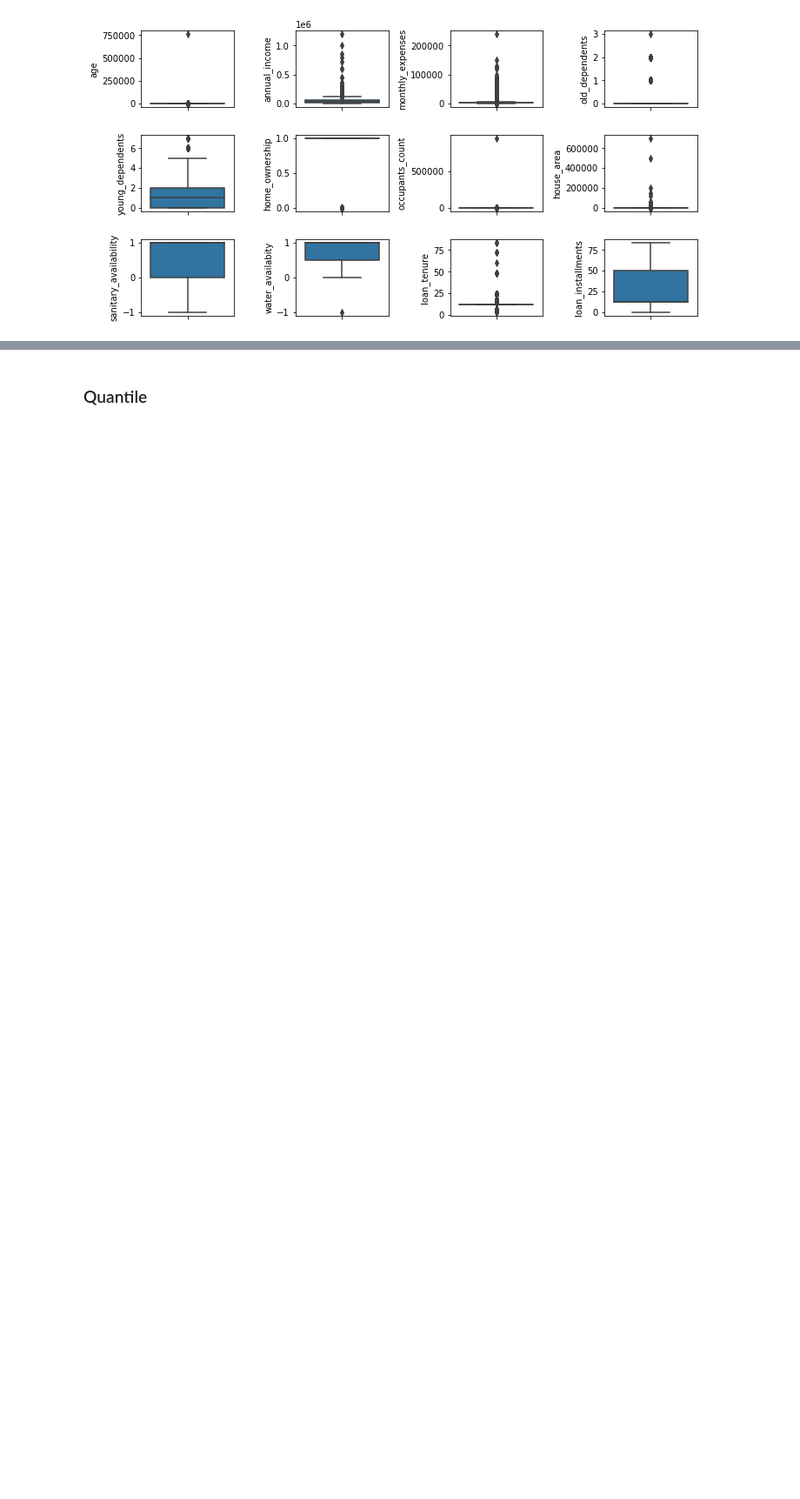
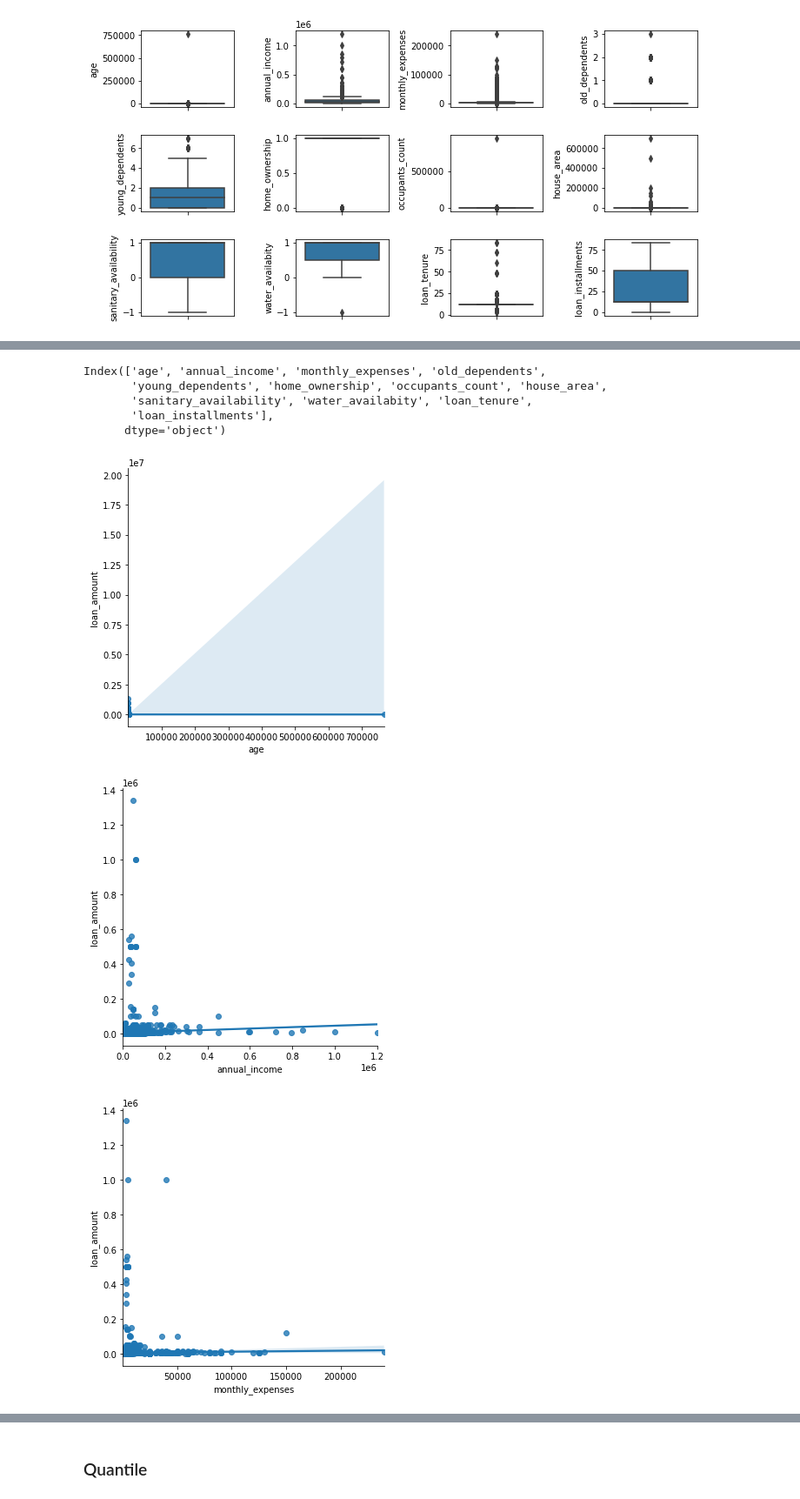
Before and after one commit to ck-unifr/loan_amount_prediction, a Jupyter notebook: loan_amount_prediction.ipynb, the cells around one changed output, grey strips where cells are left out. Shown at 87% size. Cells and saved outputs as stored; diff of their text form; code cells hidden in the pictures; blank space fills up the shorter version.

```diff
--- a/loan_amount_prediction.ipynb
+++ b/loan_amount_prediction.ipynb
@@ -230,0 +295,15 @@ plt.show()
+# %%
+num_columns
+# %% [output]
+Index(['age', 'annual_income', 'monthly_expenses', 'old_dependents',
+       'young_dependents', 'home_ownership', 'occupants_count', 'house_area',
+       'sanitary_availability', 'water_availabity', 'loan_tenure',
+       'loan_installments'],
+      dtype='object')
+# %%
+for col in num_columns:
+    sns.lmplot(x=col, y="loan_amount", data=df)
+# %% [output]
+[figure, added]
+[figure, added]
+[figure, added]
```
Also changed, not shown: parts of 73 cells of this notebook.
